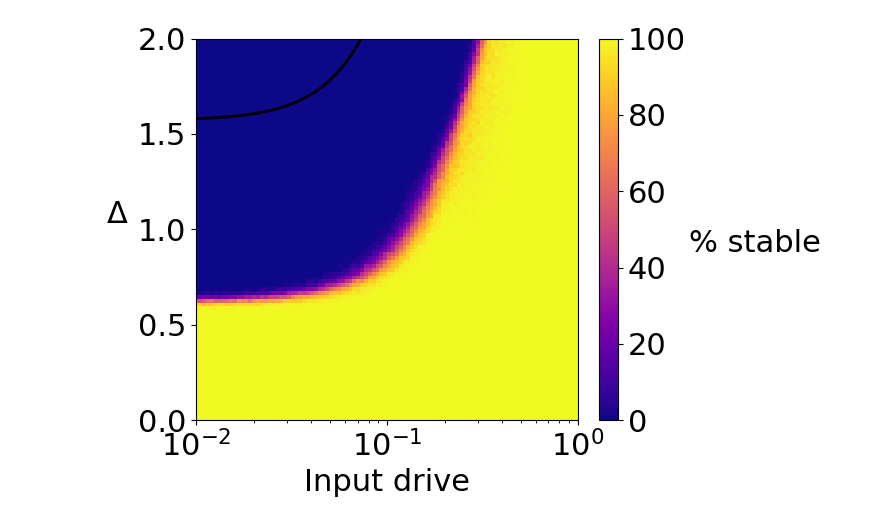
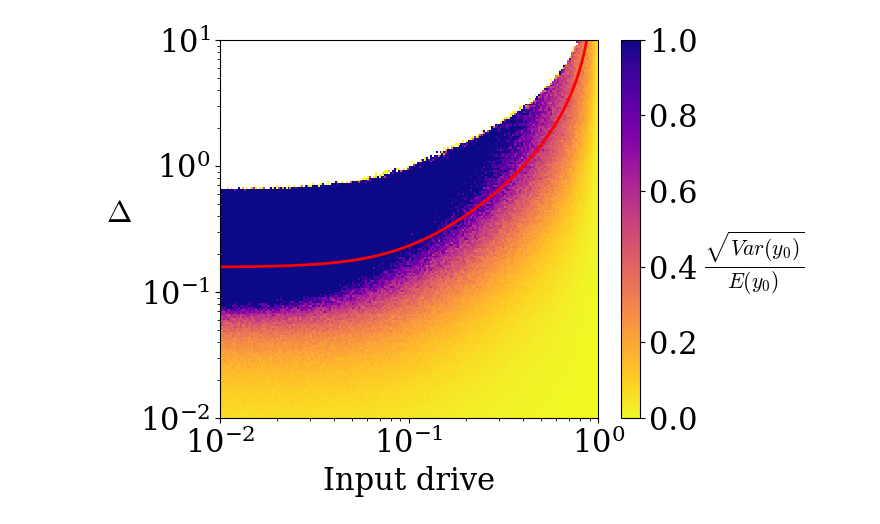
Before and after one commit to shivangrawat/perturbed_organics, a Jupyter notebook: examples/plot_phase_localized.ipynb, the cells around one changed output. Drawn from its saved outputs; the diff is of its cells as text; code cells hidden in the pictures.

```diff
--- a/examples/plot_phase_localized.ipynb
+++ b/examples/plot_phase_localized.ipynb
@@ -19,8 +22,8 @@ input_type = 'localized'
 mu = "0.0"
 mu_val = float(mu)
 
-folder_loc = f'/scratch/sr6364/perturbed_organics/data/adaptive_phase_diagram/{input_type}'
-folder_name = f'{input_type}_goe_symmetric_N_100_s_100_mu_{mu}_num_delta_100_num_input_100_num_trials_250_b0_1.0_b1_1.0_phase_diagram_log-scale'
+folder_loc = f'/scratch/sr6364/perturbed_organics/data/adaptive_phase_diagram_100_large_delta/{input_type}'
+folder_name = f'{input_type}_goe_symmetric_N_100_s_100_mu_{mu}_num_delta_200_num_input_200_num_trials_100_b0_1.0_b1_1.0_phase_diagram_log-scale'
 # folder_name = f'{input_type}_goe_symmetric_N_100_s_100_mu_{mu}_num_delta_100_num_input_100_num_trials_250_b0_1.0_b1_1.0_phase_diagram_linear'
 path = os.path.join(folder_loc, folder_name)
 # %%
@@ -35,7 +38,7 @@ num_tasks = params['num_tasks']
 num_delta = params['num_delta']
 num_input = params['num_input']
 num_trials = params['num_trials']
-input_scale = params['input_scale']
+delta_scale = params['delta_scale']
 delta_range = np.array(params['delta_range'])
 input_range = np.array(params['input_range'])
 # %%
@@ -58,7 +64,6 @@ percent_unstable = bool_unstable.float().mean(dim=2) * 100
 # %%
 # analytical prediction from perturbation theory
 num_points_to_exclude = 3
-
 norm_sol = []
 for input_norm in input_range:
     z = utils.make_input_drive(N=N, input_type=params['model_name'], input_norm=input_norm)
@@ -66,46 +71,70 @@ for input_norm in input_range:
     norm_sol.append(torch.norm(norm_eqn).item())
 norm_sol = np.array(norm_sol)
 
-# analytical solution for the mean of the fixed point
 G = (1 - np.sqrt(params['sigma'] ** 2 + input_range ** 2)) / (params['sigma'] ** 2 + input_range ** 2)
 anaytical_pop_mean = norm_sol + mu_val * input_range * G
 
-delta_c =  math.sqrt(2 * N) * anaytical_pop_mean / (G * input_range)
+delta_c =  math.sqrt(2) * anaytical_pop_mean / (G * input_range)
 delta_c = delta_c[:-num_points_to_exclude]
 new_input_norm = input_range[:-num_points_to_exclude]
+# %%
+folder_loc = f'../figures/mu_{mu}/fig_phase_diagram_localized'
+os.makedirs(folder_loc, exist_ok=True)
 # %%
+plt.figure(figsize=(7.5, 5))
 
-plt.figure(figsize=(7.5, 5))
-norm = mcolors.Normalize(vmin=0, vmax=100, clip=False)
-mesh = plt.pcolormesh(input_range, delta_range, percent_stable, cmap='plasma', norm=norm)
-plt.plot(new_input_norm, delta_c, color='k', linewidth=2.0, label=r'$\Delta_c$')
+norm = mcolors.Normalize(vmin=0, vmax=1, clip=True)
 
+# calculate the avg ratio of deviation from norm fixed point for y
+# y1_squared_norm = torch.norm(norm_fixed_point_y - actual_fixed_point_y, dim=3) ** 2 # deviation from the fixed point
+# y0_squared_norm = torch.norm(norm_fixed_point_y, dim=3) ** 2
+# y_ratio = y1_squared_norm / y0_squared_norm
+# y_ratio_mean = torch.sqrt(torch.mean(y_ratio, dim=2))
+# y_ratio_mean = torch.sqrt(torch.nanmean(y_ratio, dim=2))
+
+# code for the standard deviation over mean criterion
+# y_val = actual_fixed_point_y[:, :, :, idx]
+y_val = torch.sum(actual_fixed_point_y, dim=3)
+y_val_std = utils.nanstd(y_val, dim=2)
+# y_val_std = np.nanstd(y_val, axis=2)
+y_val_mean = torch.nanmean(y_val, dim=2)
+y_ratio_mean = torch.abs(y_val_std / y_val_mean)
+
+mesh = plt.pcolormesh(input_range, delta_range, y_ratio_mean, cmap=cmap, norm=norm)
+plt.plot(new_input_norm, delta_c, color='red', linewidth=2.0, label=r'$\Delta_c$')
 
 colorbar = plt.colorbar(mesh, fraction=0.046, pad=0.04)
 colorbar.ax.tick_params(labelsize=22)
-colorbar.ax.set_ylabel(r"% stable", fontsize=22, rotation=0, labelpad=50)
+# colorbar.ax.set_ylabel(r"$\frac{||\mathbf{y}-\mathbf{y}_0||}{||\mathbf{y}_0||}$", fontsize=22, rotation=0, labelpad=40)
+colorbar.ax.set_ylabel(r"$\frac{\sqrt{Var(y_0)}}{E(y_0)}$", fontsize=22, rotation=0, labelpad=40)
 plt.xlabel('Input drive', fontsize=22)
 plt.ylabel(r'$\Delta$', fontsize=22, rotation=0, labelpad=15)
+# plt.title("Actual Mean Ratio of Norm Difference for y", fontsize=22)
 plt.gca().yaxis.set_major_locator(ticker.MaxNLocator(4))
 plt.xticks(fontsize=22)
 plt.yticks(fontsize=22)
 
+ax = plt.gca()
+if delta_scale == 'log-scale':
+    plt.yscale('log')  # Ensure the axis is in log scale
+    y_span = np.log10(delta_range[-1]) - np.log10(delta_range[0])
+else:
+    y_span = delta_range[-1] - delta_range[0]
 
-# Set the aspect ratio so that grid cells are square:
-if input_scale == "log-scale":
-    plt.xscale('log')  # Ensure the axis is in log scale
-    ax = plt.gca()
-    x_span = np.log10(input_range[-1]) - np.log10(input_range[0])
-    y_span = delta_range[-1] - delta_range[0]
-    ax.set_aspect(x_span / y_span, adjustable='box')
+plt.xscale('log')
+x_span = np.log10(input_range[-1]) - np.log10(input_range[0])
+ax.set_aspect(x_span / y_span, adjustable='box')
 
 plt.xlim([input_range[0], input_range[-1]])
 plt.ylim([delta_range[0], delta_range[-1]])
 
+file_name = f'norm_ratio_{input_type}'
+file_save_path = os.path.join(folder_loc, file_name)
+
 plt.tight_layout()
-plt.savefig(f'../figures/fig4/percent_stable_{input_type}.png', bbox_inches='tight')
-plt.savefig(f'../figures/fig4/percent_stable_{input_type}.svg', format='svg', bbox_inches='tight', dpi=300)
-plt.savefig(f'../figures/fig4/percent_stable_{input_type}.eps', format='eps', bbox_inches='tight', dpi=300)
+plt.savefig(f'{file_save_path}.png', bbox_inches='tight')
+plt.savefig(f'{file_save_path}.svg', format='svg', bbox_inches='tight', dpi=300)
+plt.savefig(f'{file_save_path}.eps', format='eps', bbox_inches='tight', dpi=300)
 plt.show()
 # %% [output]
-[figure, old version]
+[figure, new version]
```
Also changed, not shown: parts of 11 cells of this notebook, 7 other files.
